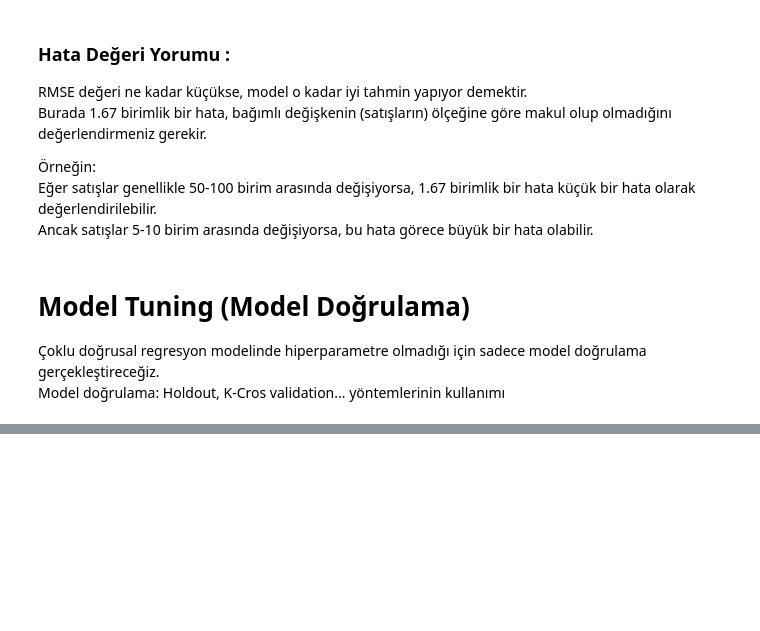
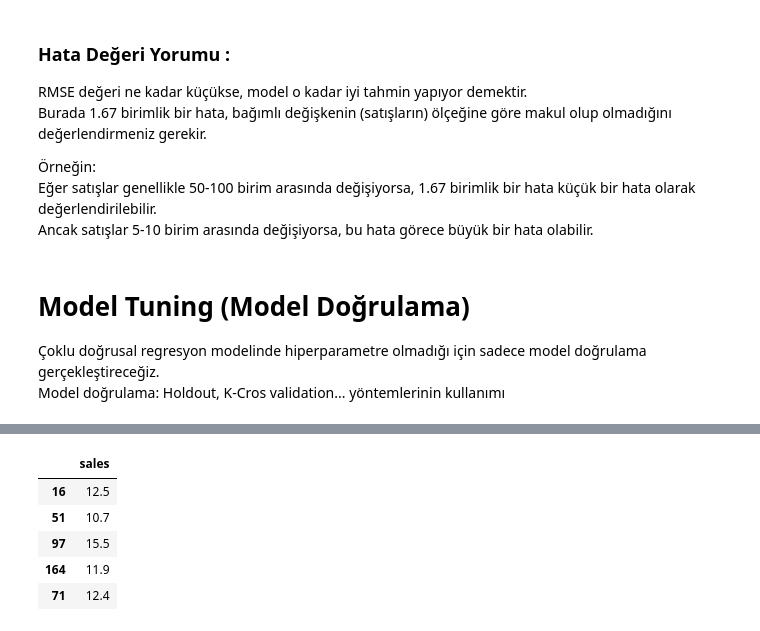
Before and after one commit to onurcakili/dataScienceRepository, a Jupyter notebook: 02_Python_Repository/07_Machine_Learning/07_2_machineLearning201/02_Coklu_dogRegModel.ipynb, the cells around one changed output, grey strips where cells are left out. Cells and saved outputs as stored; diff of their text form; code cells hidden in the pictures; blank space fills up the shorter version.

```diff
--- a/02_Python_Repository/07_Machine_Learning/07_2_machineLearning201/02_Coklu_dogRegModel.ipynb
+++ b/02_Python_Repository/07_Machine_Learning/07_2_machineLearning201/02_Coklu_dogRegModel.ipynb
@@ -257,0 +297,9 @@ Model doğrulama: Holdout, K-Cros validation... yöntemlerinin kullanımı
+# %%
+y_train.head()
+# %% [output]
+|  | sales |
+| 16 | 12.5 |
+| 51 | 10.7 |
+| 97 | 15.5 |
+| 164 | 11.9 |
+| 71 | 12.4 |
```
Also changed, not shown: parts of 17 cells of this notebook.
